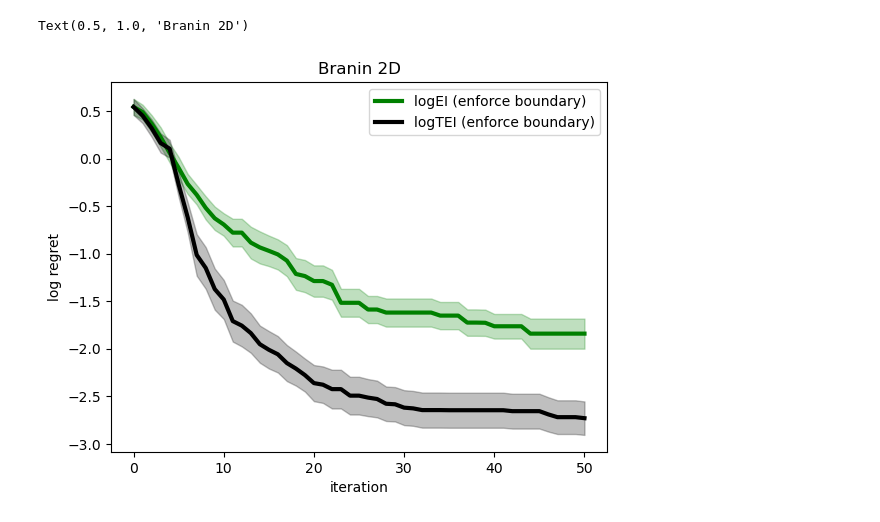
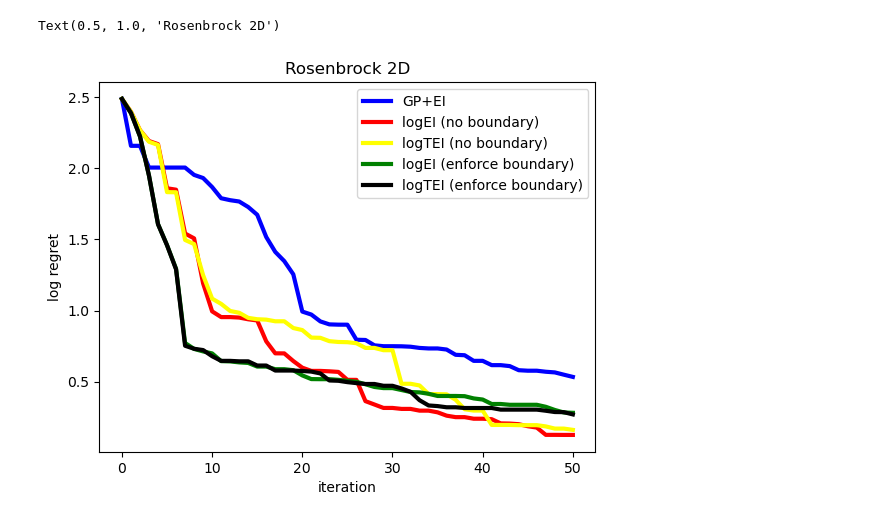
Before and after one commit to HanyangHenry-Wang/SLogGP_KnownBoundary, a Jupyter notebook: plot.ipynb, the cells around one changed output. Drawn from its saved outputs; the diff is of its cells as text; code cells hidden in the pictures.

```diff
--- a/plot.ipynb
+++ b/plot.ipynb
@@ -42,53 +237,53 @@ Text(0.5, 1.0, 'Ackley 2D')
 # %%
-BO_EI = np.genfromtxt(os.path.join(os.getcwd(),'exp_res/Branin2D_GP+EI'), delimiter=',')
-SLogGP_logEI = np.genfromtxt(os.path.join(os.getcwd(),'exp_res/Branin2D_SLogGP+logEI'), delimiter=',')
-SLogGP_logTEI = np.genfromtxt(os.path.join(os.getcwd(),'exp_res/Branin2D_SLogGP+logTEI'), delimiter=',')
-SLogGP_logEI_enforceboundary = np.genfromtxt(os.path.join(os.getcwd(),'exp_res/Branin2D_SLogGP+logEI(enforceboundary)'), delimiter=',')
-SLogGP_logTEI_enforceboundary = np.genfromtxt(os.path.join(os.getcwd(),'exp_res/Branin2D_SLogGP+logTEI(enforceboundary)'), delimiter=',')
+BO_EI = np.genfromtxt(os.path.join(os.getcwd(),'exp_res/Rosenbrock2D_GP+EI'), delimiter=',')
+SLogGP_logEI = np.genfromtxt(os.path.join(os.getcwd(),'exp_res/Rosenbrock2D_SLogGP+logEI'), delimiter=',')
+SLogGP_logTEI = np.genfromtxt(os.path.join(os.getcwd(),'exp_res/Rosenbrock2D_SLogGP+logTEI'), delimiter=',')
+SLogGP_logEI_enforceboundary = np.genfromtxt(os.path.join(os.getcwd(),'exp_res/Rosenbrock2D_SLogGP+logEI(enforceboundary)'), delimiter=',')
+SLogGP_logTEI_enforceboundary = np.genfromtxt(os.path.join(os.getcwd(),'exp_res/Rosenbrock2D_SLogGP+logTEI(enforceboundary)'), delimiter=',')
 
 N = 25
-fstar = 0.397887
+fstar = 0.
 
-# total_record = np.log10(np.array(BO_EI)-fstar)
-# mean = (np.mean(total_record,axis=0))
-# std = np.std(total_record,axis=0)
-# iter = np.array(range(mean.shape[0]))
-# plt.plot(mean,linewidth=3,label='GP+EI',color='blue')
-# plt.fill_between(iter, mean-std/np.sqrt(N), mean+std/np.sqrt(N),alpha=0.25,color='blue')
+total_record = (np.array(BO_EI)-fstar)
+mean = np.log10(np.mean(total_record,axis=0))
+std = np.std(total_record,axis=0)
+iter = np.array(range(mean.shape[0]))
+plt.plot(mean,linewidth=3,label='GP+EI',color='blue')
+#plt.fill_between(iter, mean-std/np.sqrt(N), mean+std/np.sqrt(N),alpha=0.25,color='blue')
 
-# total_record = np.log10(np.array(SLogGP_logEI)-fstar)
-# mean = (np.mean(total_record,axis=0))
-# std = np.std(total_record,axis=0)
-# iter = np.array(range(mean.shape[0]))
-# plt.plot(mean,linewidth=3,label='logEI (no boundary)',color='red')
-# plt.fill_between(iter, mean-std/np.sqrt(N), mean+std/np.sqrt(N),alpha=0.25,color='red')
+total_record = (np.array(SLogGP_logEI)-fstar)
+mean =  np.log10(np.mean(total_record,axis=0))
+std = np.std(total_record,axis=0)
+iter = np.array(range(mean.shape[0]))
+plt.plot(mean,linewidth=3,label='logEI (no boundary)',color='red')
+#plt.fill_between(iter, mean-std/np.sqrt(N), mean+std/np.sqrt(N),alpha=0.25,color='red')
 
-# total_record = np.log10(np.array(SLogGP_logTEI)-fstar)
-# mean = (np.mean(total_record,axis=0))
-# std = np.std(total_record,axis=0)
-# iter = np.array(range(mean.shape[0]))
-# plt.plot(mean,linewidth=3,label='logTEI (no boundary)',color='yellow')
-# plt.fill_between(iter, mean-std/np.sqrt(N), mean+std/np.sqrt(N),alpha=0.25,color='yellow')
+total_record = (np.array(SLogGP_logTEI)-fstar)
+mean =  np.log10(np.mean(total_record,axis=0))
+std = np.std(total_record,axis=0)
+iter = np.array(range(mean.shape[0]))
+plt.plot(mean,linewidth=3,label='logTEI (no boundary)',color='yellow')
+#plt.fill_between(iter, mean-std/np.sqrt(N), mean+std/np.sqrt(N),alpha=0.25,color='yellow')
 
-# total_record = np.log10(np.array(SLogGP_logEI_enforceboundary)-fstar)
-# mean = (np.mean(total_record,axis=0))
-# std = np.std(total_record,axis=0)
-# iter = np.array(range(mean.shape[0]))
-# plt.plot(mean,linewidth=3,label='logEI (enforce boundary)',color='green')
-# plt.fill_between(iter, mean-std/np.sqrt(N), mean+std/np.sqrt(N),alpha=0.25,color='green')
+total_record = (np.array(SLogGP_logEI_enforceboundary)-fstar)
+mean =  np.log10(np.mean(total_record,axis=0))
+std = np.std(total_record,axis=0)
+iter = np.array(range(mean.shape[0]))
+plt.plot(mean,linewidth=3,label='logEI (enforce boundary)',color='green')
+#plt.fill_between(iter, mean-std/np.sqrt(N), mean+std/np.sqrt(N),alpha=0.25,color='green')
 
-# total_record = np.log10(np.array(SLogGP_logTEI_enforceboundary)-fstar)
-# mean = (np.mean(total_record,axis=0))
-# std = np.std(total_record,axis=0)
-# iter = np.array(range(mean.shape[0]))
-# plt.plot(mean,linewidth=3,label='logTEI (enforce boundary)',color='black')
-# plt.fill_between(iter, mean-std/np.sqrt(N), mean+std/np.sqrt(N),alpha=0.25,color='black')
+total_record = (np.array(SLogGP_logTEI_enforceboundary)-fstar)
+mean =  np.log10(np.mean(total_record,axis=0))
+std = np.std(total_record,axis=0)
+iter = np.array(range(mean.shape[0]))
+plt.plot(mean,linewidth=3,label='logTEI (enforce boundary)',color='black')
+#plt.fill_between(iter, mean-std/np.sqrt(N), mean+std/np.sqrt(N),alpha=0.25,color='black')
 
 plt.xlabel('iteration')
 plt.ylabel('log regret')
 
 plt.legend()
-plt.title('Branin 2D')
+plt.title('Rosenbrock 2D')
 # %% [output]
-Text(0.5, 1.0, 'Branin 2D')
+Text(0.5, 1.0, 'Rosenbrock 2D')
-[figure, old version]
+[figure, new version]
```
Also changed, not shown: parts of 8 cells of this notebook, 9 other files.
